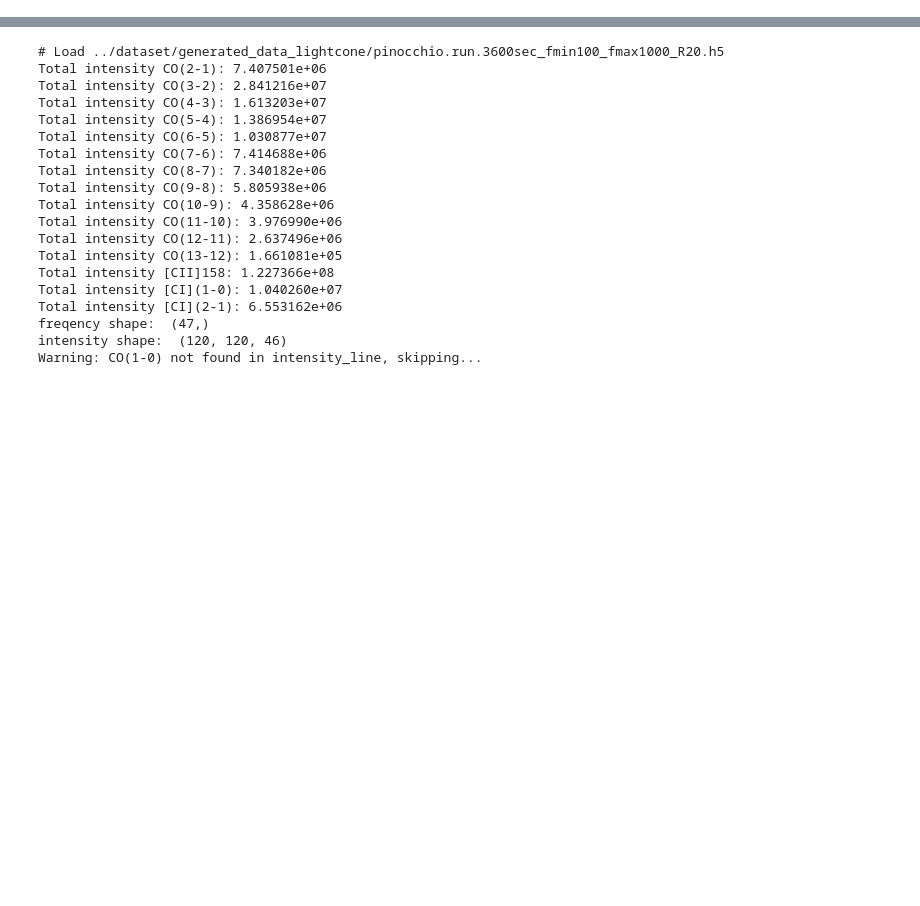
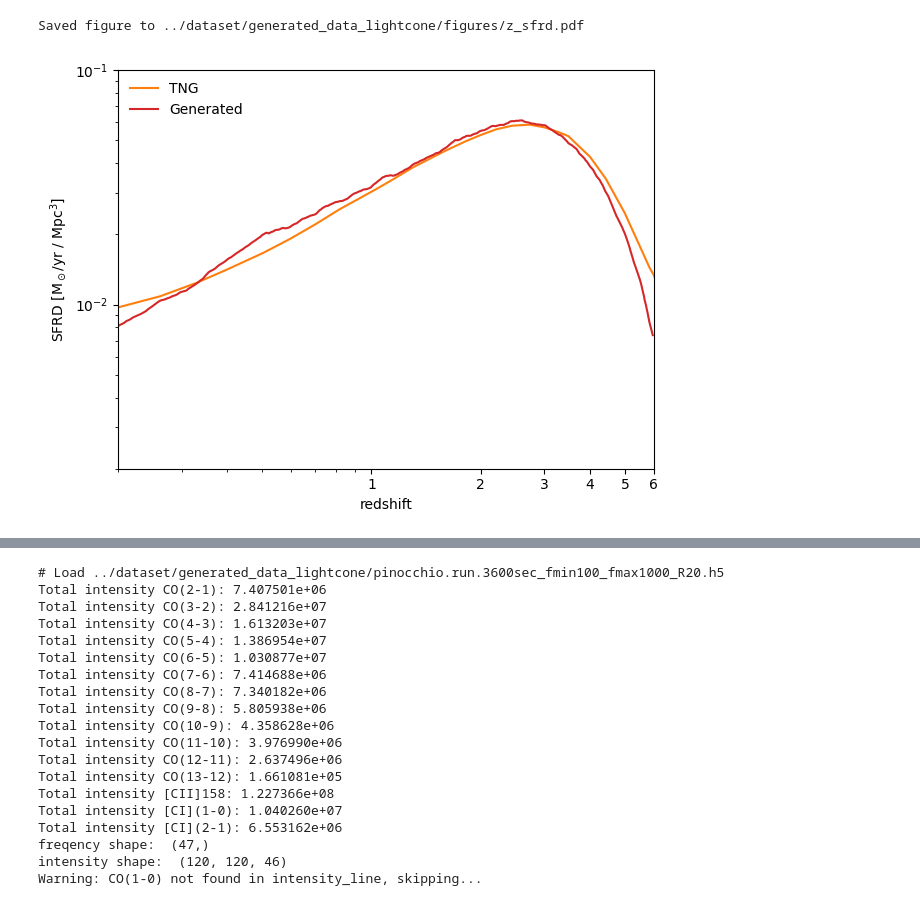
Before and after one commit to knmoriwaki/cosmoglint, a Jupyter notebook: scripts_lightcone/plot_lightcone.ipynb, the cells around one changed output, grey strips where cells are left out. Drawn from its saved outputs; the diff is of its cells as text; code cells hidden in the pictures; blank space fills up the shorter version.

```diff
--- a/scripts_lightcone/plot_lightcone.ipynb
+++ b/scripts_lightcone/plot_lightcone.ipynb
@@ -29,0 +103,44 @@ NLINE = len(line_names)
+# %%
+tng_data = np.loadtxt("./sfrd_TNG300-1.txt")
+z_tng = tng_data[:, 0]
+sfrd_tng = tng_data[:, 1]
+
+if use_logz:
+    side_length_mpc = np.array([ arcsec_to_cMpc(side_length, z, cosmo=cosmo, l_with_hlittle=False) for z in redshifts ])
+    dl_mpc = np.array([ dz_to_dcMpc(_dz, z, cosmo=cosmo, l_with_hlittle=False) for _dz, z in zip(dredshifts, redshifts) ])
+else:
+    side_length_mpc = np.array([ arcsec_to_cMpc(side_length, z, cosmo=cosmo, l_with_hlittle=False) for z in redshifts ])
+    dl_mpc = np.array([ dz_to_dcMpc(dz, z, cosmo=cosmo, l_with_hlittle=False) for z in redshifts ])
+
+sfr_total = data.sum(axis=(0, 1))
+sfrd = sfr_total / (side_length_mpc**2) / dl_mpc
+
+def moving_average(arr, n):
+    kernel = np.ones(n) / n
+    return np.convolve(arr, kernel, mode='same')
+
+sfrd = moving_average(sfrd, 200)
+
+if use_logz:
+    plt.plot(z_tng, sfrd_tng, label="TNG", color=colors[1])
+    plt.plot(redshifts, sfrd, label="Generated", color=colors[3])
+    plt.xscale("log")
+    plt.xticks(ticks=[1, 2, 3, 4, 5, 6], labels=[1, 2, 3, 4, 5, 6])
+
+else:
+    plt.plot(z_tng, sfrd_tng, label="TNG", color=colors[1])
+    plt.plot(redshifts, sfrd, label="Generated", color=colors[3])
+
+plt.xlim([0.2, 6])
+plt.xlabel("redshift")
+
+plt.yscale("log")
+plt.ylim([2e-3, 1e-1])
+plt.ylabel(r"$\rm SFRD \ [M_\odot / yr \ /\  Mpc^3 ]$")
+
+plt.legend(frameon=False)
+#plt.grid()
+my_savefig("{}/z_sfrd.pdf".format(output_dir))
+# %% [output]
+Saved figure to ../dataset/generated_data_lightcone/figures/z_sfrd.pdf
+[figure, added]
```
Also changed, not shown: parts of 6 cells of this notebook, 4 other files.
